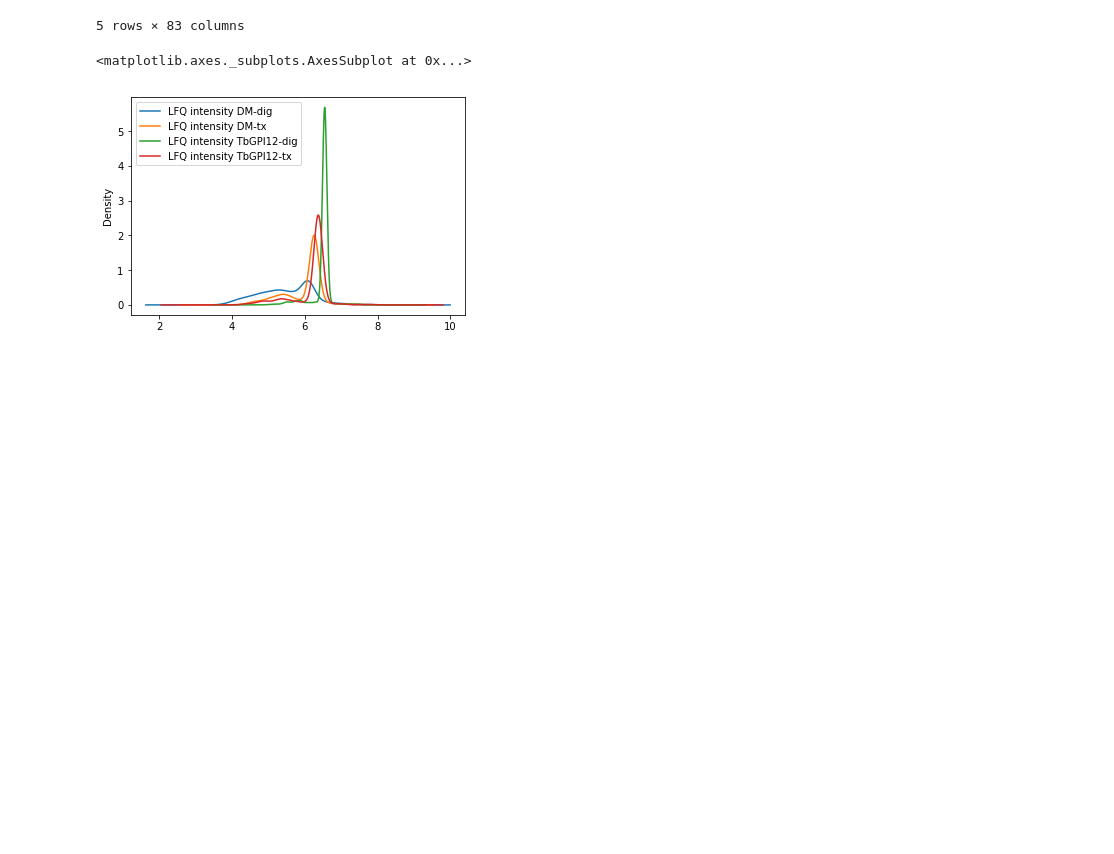
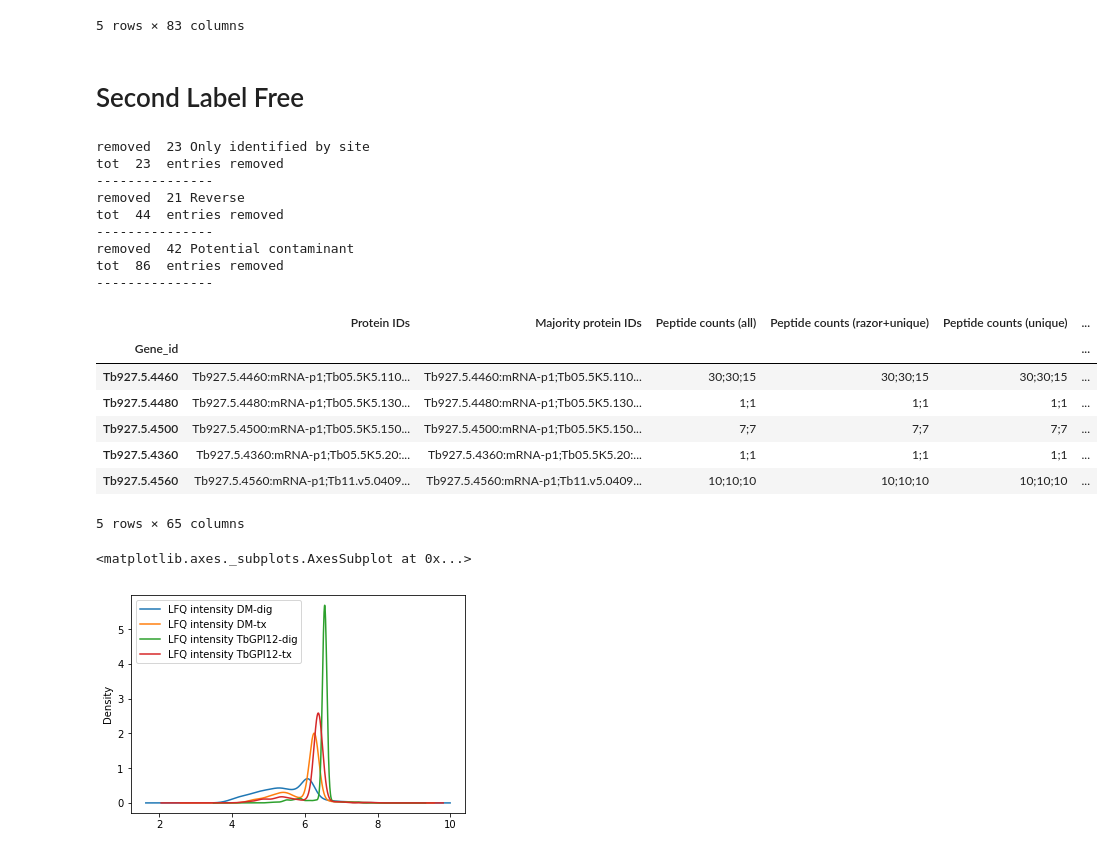
Before and after one commit to mtinti/zhe_analysis_01, a Jupyter notebook: Analysis.ipynb, the cells around one changed output. Saved outputs shown, nothing was run; the diff lists cells and outputs as text; code cells hidden in the pictures; blank space fills up the shorter version.

Commit message:
add second label free

```diff
--- a/Analysis.ipynb
+++ b/Analysis.ipynb
@@ -233,6 +231,35 @@ tot  81  entries removed
 | Tb927.10.4450 | Tb927.10.4450:mRNA-p1;Tb11.v5.075... | Tb927.10.4450:mRNA-p1;Tb11.v5.075... | 4;4;4 | 4;4;4 | 4;4;4 | ... |
 | Tb927.10.4460 | Tb927.10.4460:mRNA-p1;Tb10.v4.003... | Tb927.10.4460:mRNA-p1;Tb10.v4.003... | 1;1 | 1;1 | 1;1 | ... |
 5 rows × 83 columns
+# %% [markdown]
+# Second Label Free
+# %%
+df_lf = pd.read_csv('20180820 TbdeAc2 labeel free data-1/proteinGroups.txt',sep='\t')
+df_lf = clean(df_lf)
+df_lf['Gene_id'] = [clean_id(n.split(';')[0]) for n in df_lf['Protein IDs']]
+df_lf['Gene_desc'] = [desc_dict[n].split('=')[1].strip() for n in df_lf['Gene_id']]
+df_lf.set_index('Gene_id',inplace=True)
+df_lf=df_lf.join(ref_df,how='left')
+df_lf.to_csv('20180820 TbdeAc2 labeel free data-1/proteinGroups_clean.csv')
+df_lf.head()
+# %% [output]
+removed  23 Only identified by site
+tot  23  entries removed
+---------------
+removed  21 Reverse
+tot  44  entries removed
+---------------
+removed  42 Potential contaminant
+tot  86  entries removed
+---------------
+|  | Protein IDs | Majority protein IDs | Peptide counts (all) | Peptide counts (razor+unique) | Peptide counts (unique) | ... |
+| Gene_id |  |  |  |  |  | ... |
+| Tb927.5.4460 | Tb927.5.4460:mRNA-p1;Tb05.5K5.110... | Tb927.5.4460:mRNA-p1;Tb05.5K5.110... | 30;30;15 | 30;30;15 | 30;30;15 | ... |
+| Tb927.5.4480 | Tb927.5.4480:mRNA-p1;Tb05.5K5.130... | Tb927.5.4480:mRNA-p1;Tb05.5K5.130... | 1;1 | 1;1 | 1;1 | ... |
+| Tb927.5.4500 | Tb927.5.4500:mRNA-p1;Tb05.5K5.150... | Tb927.5.4500:mRNA-p1;Tb05.5K5.150... | 7;7 | 7;7 | 7;7 | ... |
+| Tb927.5.4360 | Tb927.5.4360:mRNA-p1;Tb05.5K5.20:... | Tb927.5.4360:mRNA-p1;Tb05.5K5.20:... | 1;1 | 1;1 | 1;1 | ... |
+| Tb927.5.4560 | Tb927.5.4560:mRNA-p1;Tb11.v5.0409... | Tb927.5.4560:mRNA-p1;Tb11.v5.0409... | 10;10;10 | 10;10;10 | 10;10;10 | ... |
+5 rows × 65 columns
 # %%
 np.log10(df_lf).plot(kind='kde')
 # %% [output]
```
Also changed, not shown: parts of 1 cell of this notebook.
